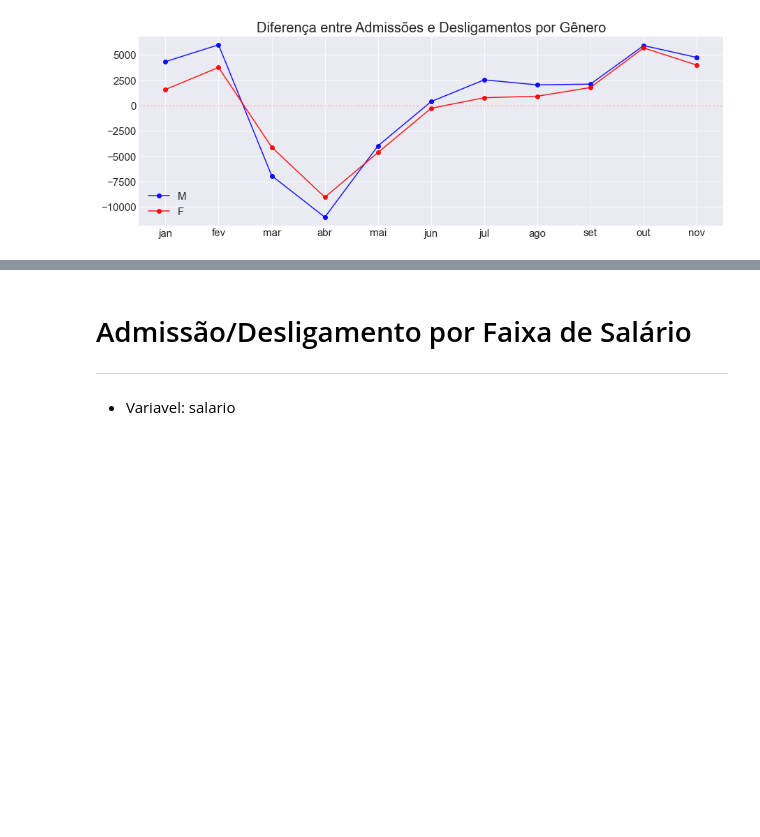
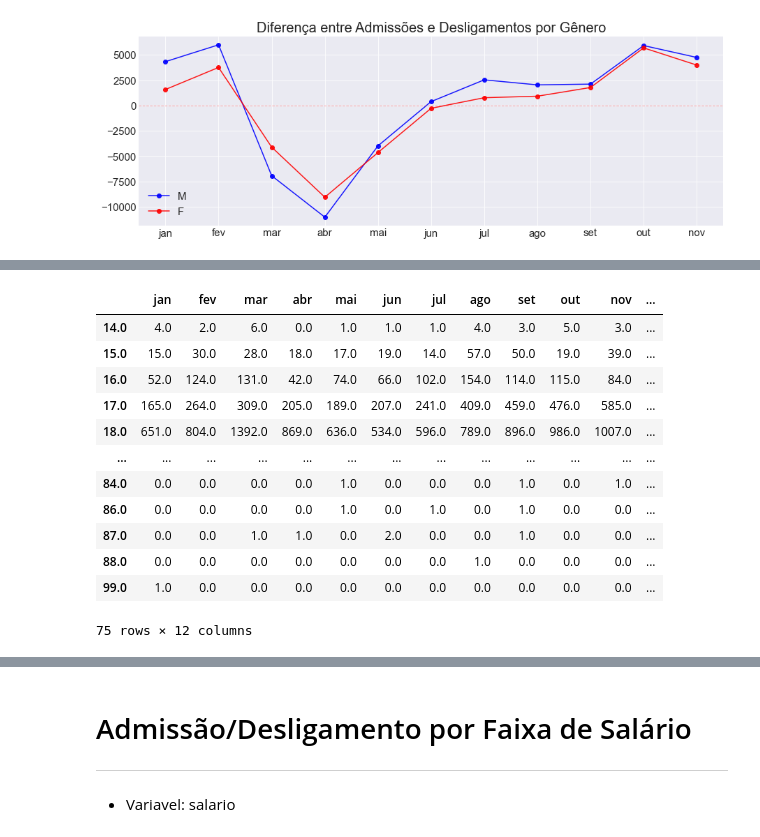
Before and after one commit to emariot/CAGED-CWB, a Jupyter notebook: Novo Caged.ipynb, the cells around one changed output, grey strips where cells are left out. Drawn from its saved outputs; the diff is of its cells as text; code cells hidden in the pictures; blank space fills up the shorter version.

```diff
--- a/Novo Caged.ipynb
+++ b/Novo Caged.ipynb
@@ -1240,0 +1270,20 @@ with plt.style.context('seaborn-darkgrid'):
+# %%
+dem_idade = pd.DataFrame(dem_idade, index=mon)
+dem_idade = dem_idade.fillna(0)
+dem_idade = dem_idade.transpose()
+dem_idade["soma_dem"] = dem_idade[mon].sum(axis=1).astype(int)
+dem_idade
+# %% [output]
+|  | jan | fev | mar | abr | mai | jun | jul | ago | set | out | nov | ... |
+| 14.0 | 4.0 | 2.0 | 6.0 | 0.0 | 1.0 | 1.0 | 1.0 | 4.0 | 3.0 | 5.0 | 3.0 | ... |
+| 15.0 | 15.0 | 30.0 | 28.0 | 18.0 | 17.0 | 19.0 | 14.0 | 57.0 | 50.0 | 19.0 | 39.0 | ... |
+| 16.0 | 52.0 | 124.0 | 131.0 | 42.0 | 74.0 | 66.0 | 102.0 | 154.0 | 114.0 | 115.0 | 84.0 | ... |
+| 17.0 | 165.0 | 264.0 | 309.0 | 205.0 | 189.0 | 207.0 | 241.0 | 409.0 | 459.0 | 476.0 | 585.0 | ... |
+| 18.0 | 651.0 | 804.0 | 1392.0 | 869.0 | 636.0 | 534.0 | 596.0 | 789.0 | 896.0 | 986.0 | 1007.0 | ... |
+| ... | ... | ... | ... | ... | ... | ... | ... | ... | ... | ... | ... | ... |
+| 84.0 | 0.0 | 0.0 | 0.0 | 0.0 | 1.0 | 0.0 | 0.0 | 0.0 | 1.0 | 0.0 | 1.0 | ... |
+| 86.0 | 0.0 | 0.0 | 0.0 | 0.0 | 1.0 | 0.0 | 1.0 | 0.0 | 1.0 | 0.0 | 0.0 | ... |
+| 87.0 | 0.0 | 0.0 | 1.0 | 1.0 | 0.0 | 2.0 | 0.0 | 0.0 | 1.0 | 0.0 | 0.0 | ... |
+| 88.0 | 0.0 | 0.0 | 0.0 | 0.0 | 0.0 | 0.0 | 0.0 | 1.0 | 0.0 | 0.0 | 0.0 | ... |
+| 99.0 | 1.0 | 0.0 | 0.0 | 0.0 | 0.0 | 0.0 | 0.0 | 0.0 | 0.0 | 0.0 | 0.0 | ... |
+75 rows × 12 columns
```
Also changed, not shown: parts of 9 cells of this notebook.
